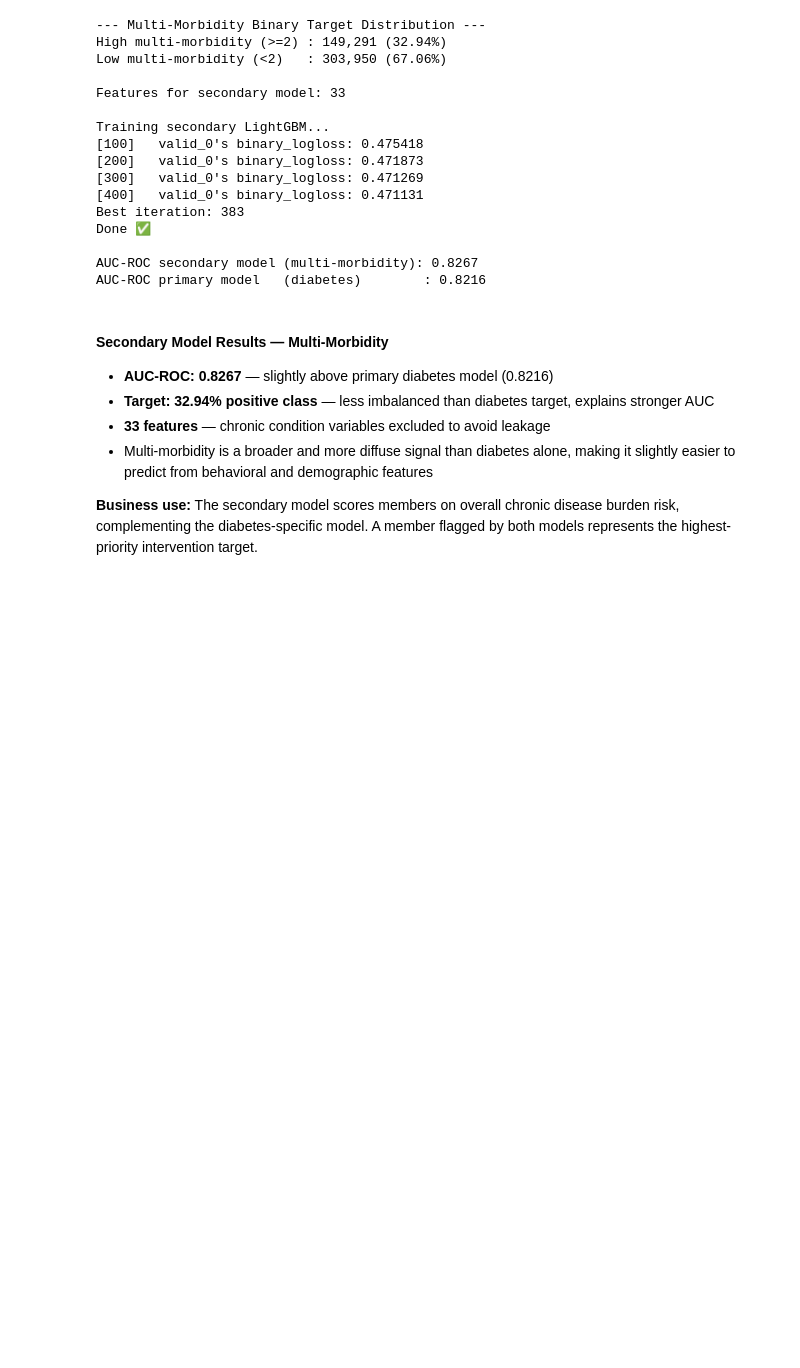
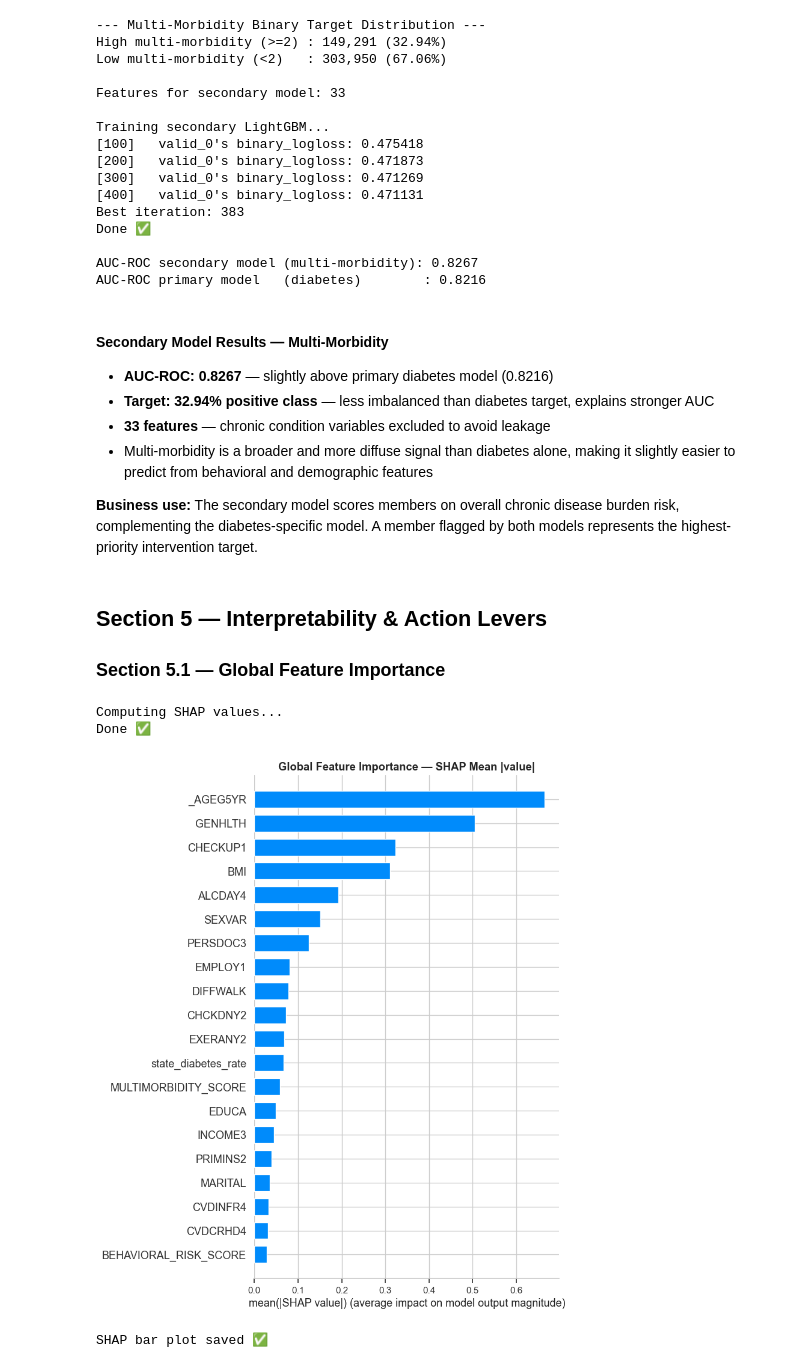
Before and after one commit to ArvindB75/silent-risk-chronic-disease, a Jupyter notebook: notebooks/silent_risk_brfss_2024.ipynb, the cells around one changed output. Cells and saved outputs as stored; diff of their text form; code cells hidden in the pictures; blank space fills up the shorter version.

Commit message:
Section 5 — interpretability: SHAP global, alternative model, risk tiers, undetected profile, individual SHAP, threshold simulation

```diff
--- a/notebooks/silent_risk_brfss_2024.ipynb
+++ b/notebooks/silent_risk_brfss_2024.ipynb
@@ -2538,3 +2538,42 @@ AUC-ROC primary model   (diabetes)        : 0.8216
 - Multi-morbidity is a broader and more diffuse signal than diabetes alone, making it slightly easier to predict from behavioral and demographic features
 
 **Business use:** The secondary model scores members on overall chronic disease burden risk, complementing the diabetes-specific model. A member flagged by both models represents the highest-priority intervention target.
+# %% [markdown]
+## Section 5 — Interpretability & Action Levers
+
+### Section 5.1 — Global Feature Importance
+# %%
+# --- 5.1 Global Feature Importance — SHAP ---
+
+import shap
+
+print("Computing SHAP values...")
+explainer = shap.TreeExplainer(lgb_final)
+
+# Sample 5000 rows for speed
+sample_idx = np.random.RandomState(42).choice(len(X_test), 5000, replace=False)
+X_sample = X_test.iloc[sample_idx]
+
+shap_values = explainer.shap_values(X_sample)
+print("Done ✅")
+print()
+
+# SHAP summary plot
+plt.figure(figsize=(10, 8))
+shap.summary_plot(
+    shap_values, X_sample,
+    plot_type='bar',
+    max_display=20,
+    show=False
+)
+plt.title('Global Feature Importance — SHAP Mean |value|', fontweight='bold')
+plt.tight_layout()
+plt.savefig('/Users/arvind.b/Documents/silent-risk-chronic-disease/reports/figures/shap_importance_bar.png',
+            dpi=150, facecolor='white', bbox_inches='tight')
+plt.show()
+print("SHAP bar plot saved ✅")
+# %% [output]
+Computing SHAP values...
+Done ✅
+[figure, added]
+SHAP bar plot saved ✅
```
Also changed, not shown: parts of 19 cells of this notebook.
